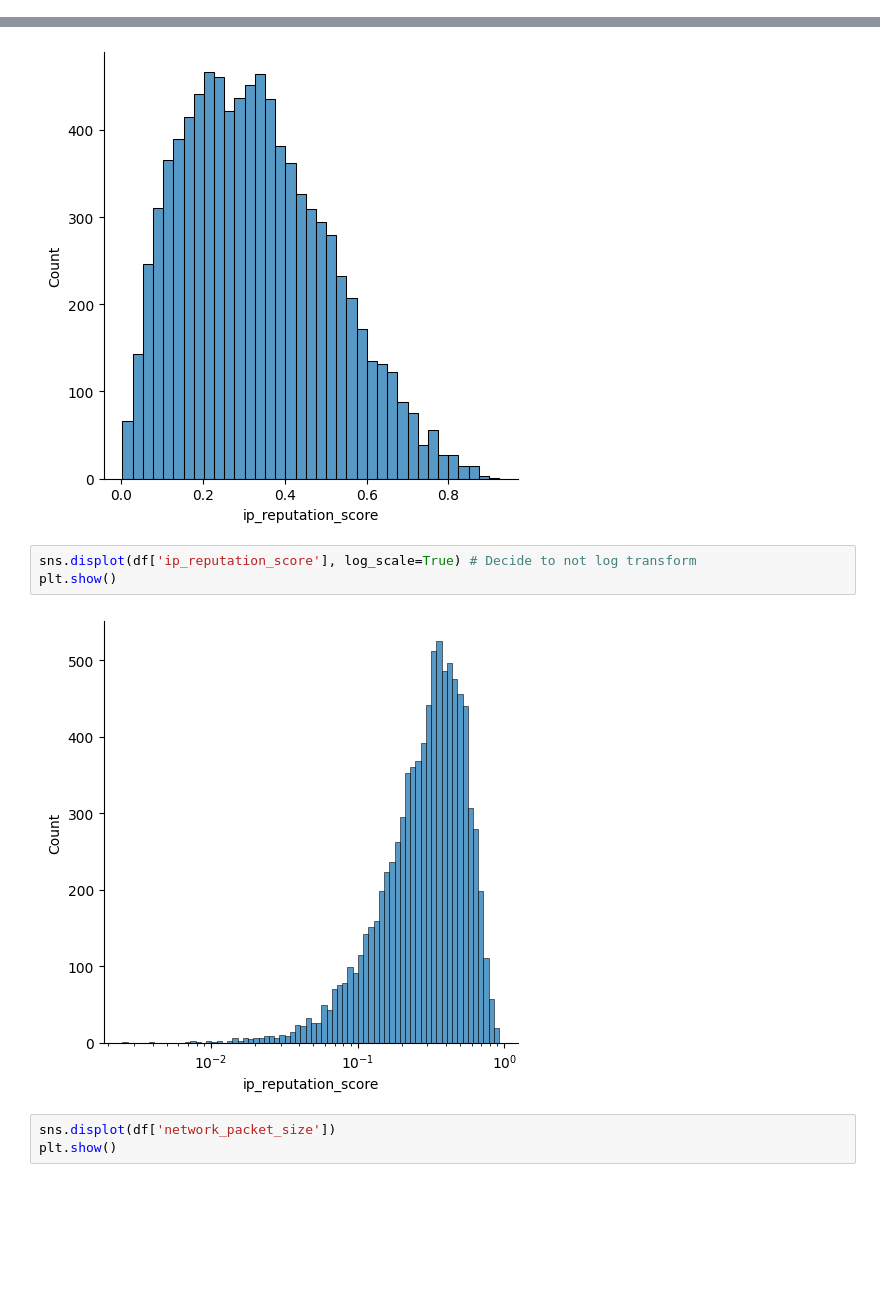
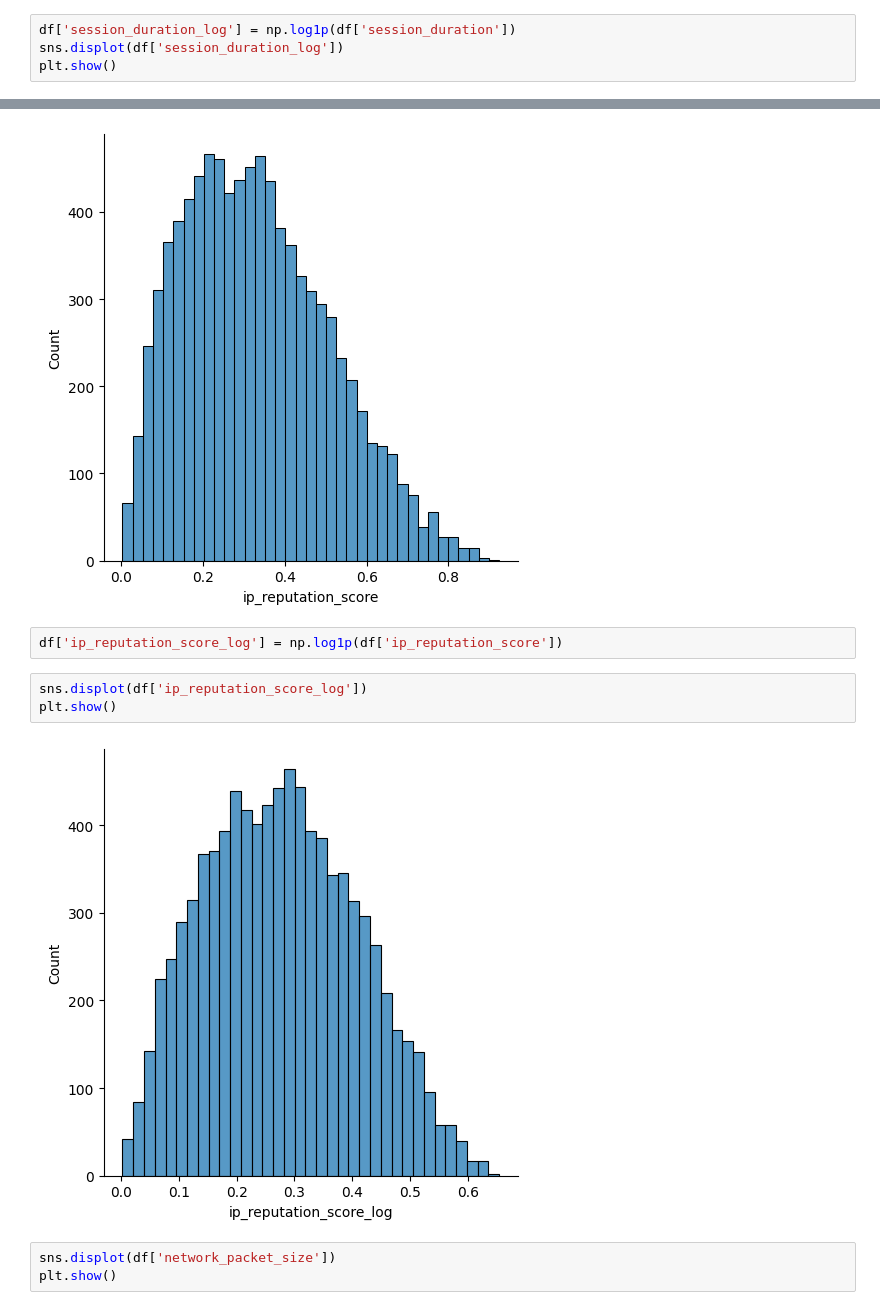
Before and after one commit to maleeper/Cyber, a Jupyter notebook: jupyter_notebooks/02_EDA.ipynb, the cells around one changed output, grey strips where cells are left out. Saved outputs shown, nothing was run; the diff lists cells and outputs as text; blank space fills up the shorter version.

```diff
--- a/jupyter_notebooks/02_EDA.ipynb
+++ b/jupyter_notebooks/02_EDA.ipynb
@@ -84,0 +80,4 @@ plt.show()
+# %%
+df['session_duration_log'] = np.log1p(df['session_duration'])
+sns.displot(df['session_duration_log'])
+plt.show()
@@ -87,11 +88,13 @@ sns.displot(df['ip_reputation_score'])# Base values are more
 plt.show()
 # %% [output]
 [figure]
+# %%
+df['ip_reputation_score_log'] = np.log1p(df['ip_reputation_score'])
 # %%
-sns.displot(df['ip_reputation_score'], log_scale=True) # Decide to not log transform
+sns.displot(df['ip_reputation_score_log'])
 plt.show()
 # %% [output]
-[figure, old version]
+[figure, new version]
 # %%
 sns.displot(df['network_packet_size'])
 plt.show()
```
Also changed, not shown: parts of 6 cells of this notebook, 1 other file.
